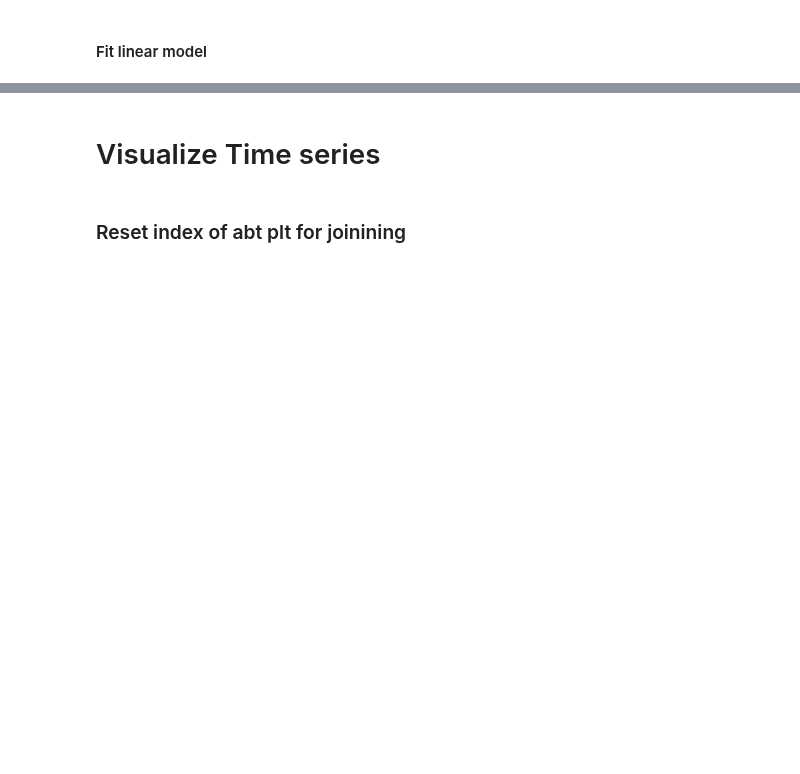
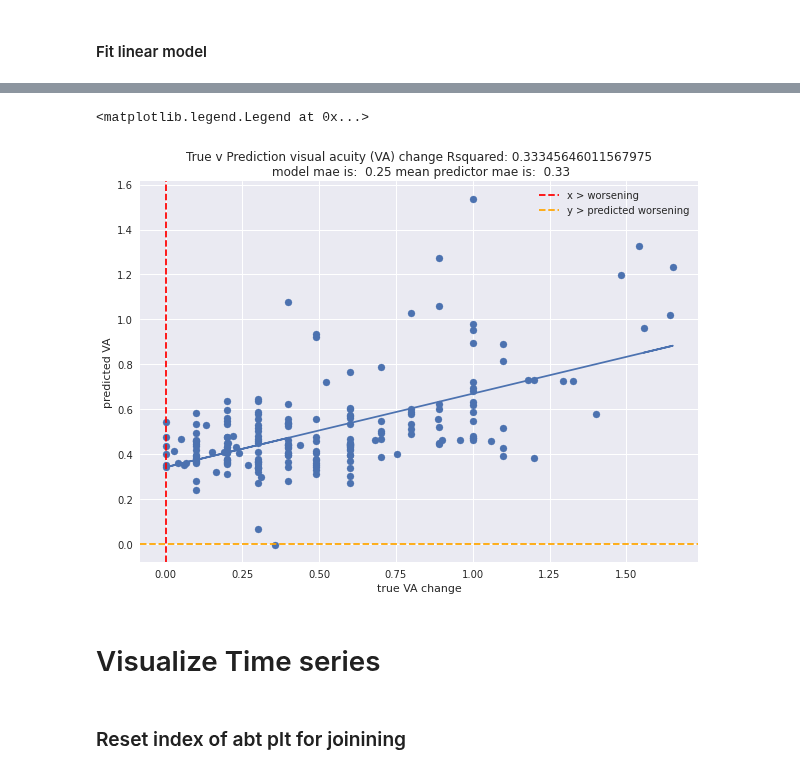
Before and after one commit to theislab/LODE, a Jupyter notebook: feature_statistics/notebooks/0_2_time_series_1-3-6-12-24-months.ipynb, the cells around one changed output, grey strips where cells are left out. Saved outputs shown, nothing was run; the diff lists cells and outputs as text; code cells hidden in the pictures; blank space fills up the shorter version.

```diff
--- a/feature_statistics/notebooks/0_2_time_series_1-3-6-12-24-months.ipynb
+++ b/feature_statistics/notebooks/0_2_time_series_1-3-6-12-24-months.ipynb
@@ -963,3 +850,28 @@ seg_vols_paths_e2["study_date"] = seg_vols_paths_e2["study_date"].str.replace(".
+# %%
+fig = plt.figure(figsize=(10,7))
+
+predictions = lasso.predict(df_regression[independent_variables])
+mae = np.mean(np.abs(predictions - df_regression["y"]))
+
+plt.scatter(df_regression["y"], predictions)
+
+m, b = np.polyfit(df_regression["y"], predictions, 1)
+
+plt.plot(df_regression["y"], m*df_regression["y"] + b)
+
+plt.axvline(x=0.0, linestyle="--", color="red", label="x > worsening")
+plt.axhline(y=0.0, linestyle="--", color="orange", label="y > predicted worsening")
+
+str1 = f"True v Prediction visual acuity (VA) change Rsquared: {r2_score(df_regression['y'], predictions)}"
+str2 = f"\n model mae is:  {np.round(mae, 2)} mean predictor mae is:  0.33"
+plt.title(str1 + str2)
+plt.xlabel("true VA change")
+
+plt.ylabel("predicted VA")
+plt.legend()
+# %% [output]
+<matplotlib.legend.Legend at 0x...>
+[figure, added]
 # %% [markdown]
 # Visualize Time series
 # %%
```
Also changed, not shown: parts of 47 cells of this notebook, 8 other files.
